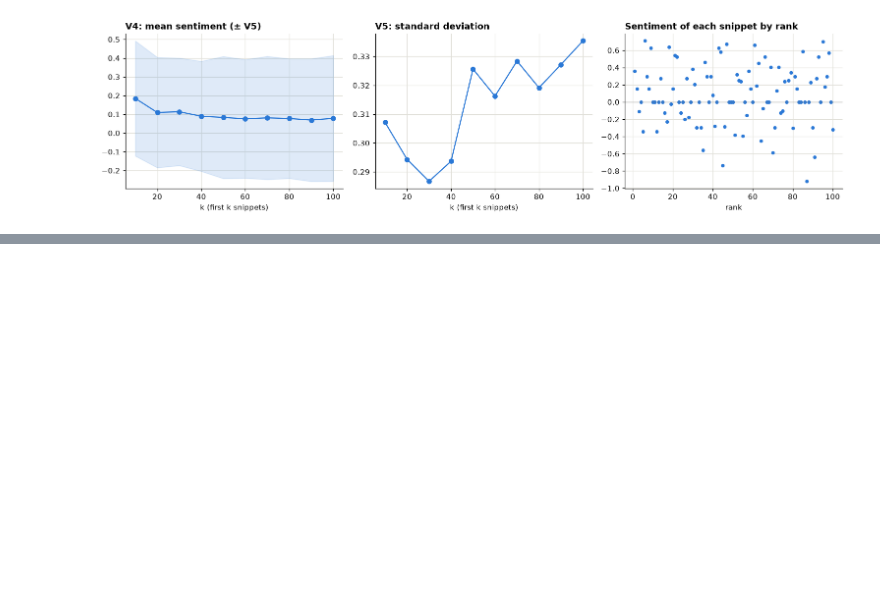
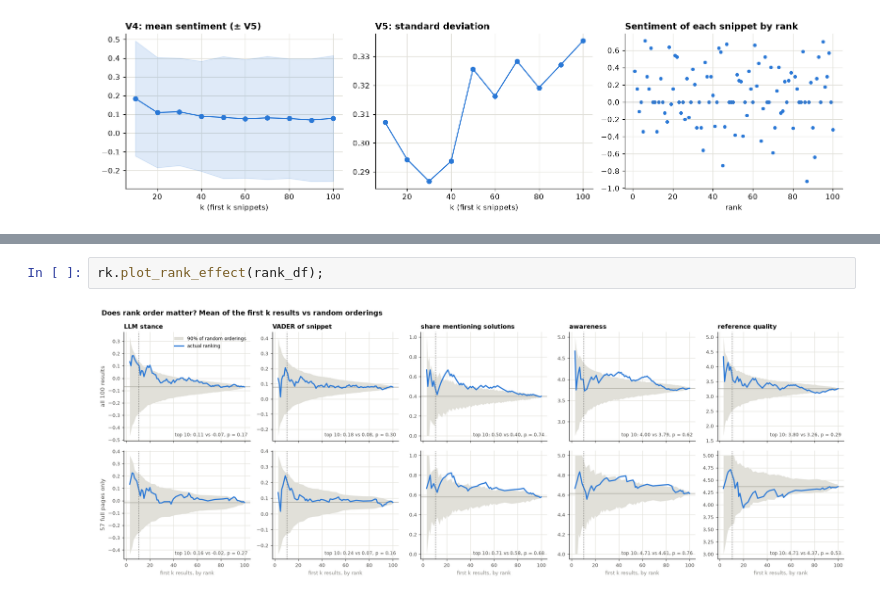
Before and after one commit to jarvis394/nlp-project, a Jupyter notebook: notebooks/main.ipynb, the cells around one changed output, grey strips where cells are left out. Drawn from its saved outputs; the diff is of its cells as text; blank space fills up the shorter version.

```diff
--- a/notebooks/main.ipynb
+++ b/notebooks/main.ipynb
@@ -294,0 +353,4 @@ fig.tight_layout()
+# %%
+rk.plot_rank_effect(rank_df);
+# %% [output]
+[figure, added]
```
Also changed, not shown: parts of 16 cells of this notebook, 9 other files.
